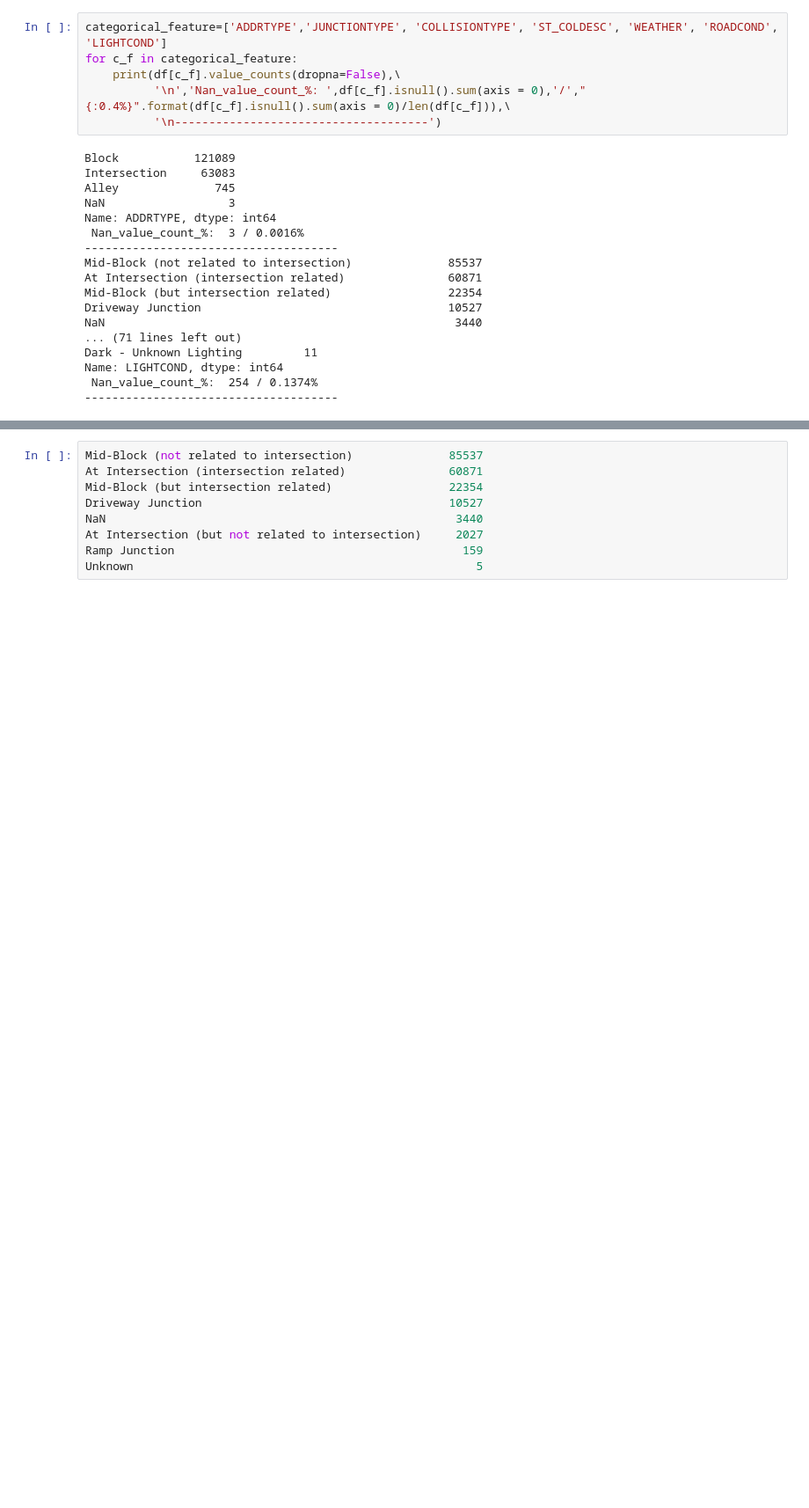
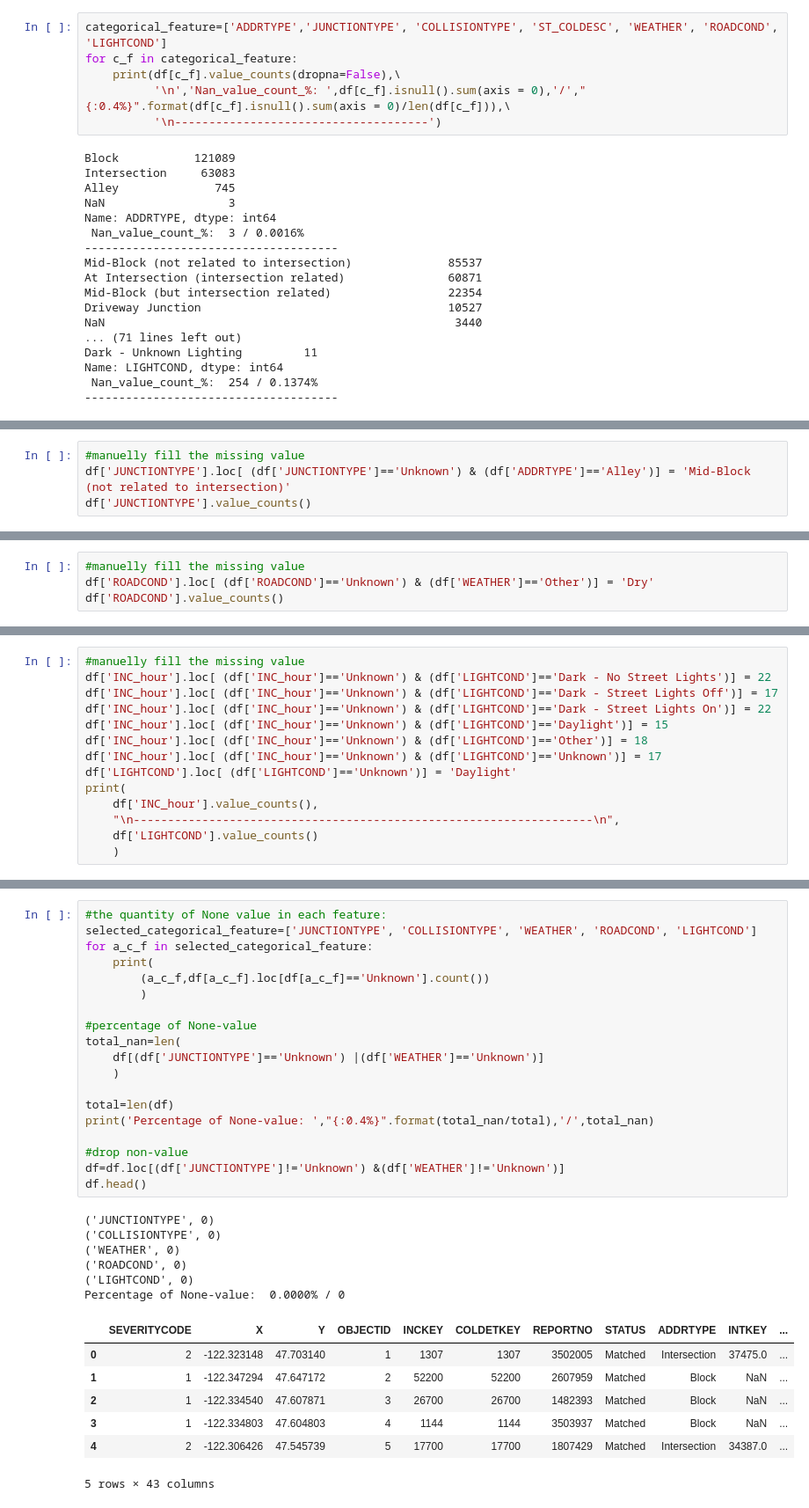
Before and after one commit to maxianren/Coursera_Capstone, a Jupyter notebook: capstone_project.ipynb, the cells around one changed output, grey strips where cells are left out. Shown: that part at 88% size. Drawn from its saved outputs; the diff is of its cells as text; blank space fills up the shorter version.

Commit message:
data cleaning cross-check feature to fill blank

```diff
--- a/capstone_project.ipynb
+++ b/capstone_project.ipynb
@@ -259,0 +322,4 @@ NaN          Mid-Block (not related to intersection)                1
+# %%
+#manuelly fill the missing value
+df['JUNCTIONTYPE'].loc[ (df['JUNCTIONTYPE']=='Unknown') & (df['ADDRTYPE']=='Alley')] = 'Mid-Block (not related to intersection)'
+df['JUNCTIONTYPE'].value_counts()
@@ -259,0 +390,4 @@ NaN          Mid-Block (not related to intersection)                1
+# %%
+#manuelly fill the missing value
+df['ROADCOND'].loc[ (df['ROADCOND']=='Unknown') & (df['WEATHER']=='Other')] = 'Dry'
+df['ROADCOND'].value_counts()
@@ -291,0 +492,14 @@ Vehicle turning right hits pedestrian              Pedestrian      1182
+# %%
+#manuelly fill the missing value
+df['INC_hour'].loc[ (df['INC_hour']=='Unknown') & (df['LIGHTCOND']=='Dark - No Street Lights')] = 22
+df['INC_hour'].loc[ (df['INC_hour']=='Unknown') & (df['LIGHTCOND']=='Dark - Street Lights Off')] = 17
+df['INC_hour'].loc[ (df['INC_hour']=='Unknown') & (df['LIGHTCOND']=='Dark - Street Lights On')] = 22
+df['INC_hour'].loc[ (df['INC_hour']=='Unknown') & (df['LIGHTCOND']=='Daylight')] = 15
+df['INC_hour'].loc[ (df['INC_hour']=='Unknown') & (df['LIGHTCOND']=='Other')] = 18
+df['INC_hour'].loc[ (df['INC_hour']=='Unknown') & (df['LIGHTCOND']=='Unknown')] = 17
+df['LIGHTCOND'].loc[ (df['LIGHTCOND']=='Unknown')] = 'Daylight'
+print(
+    df['INC_hour'].value_counts(),
+    "\n-------------------------------------------------------------------\n",
+    df['LIGHTCOND'].value_counts()
+    )
@@ -347,9 +527,33 @@ dummy_LIGHTCOND.head()
-# %%
-Mid-Block (not related to intersection)              85537
-At Intersection (intersection related)               60871
-Mid-Block (but intersection related)                 22354
-Driveway Junction                                    10527
-NaN                                                   3440
-At Intersection (but not related to intersection)     2027
-Ramp Junction                                          159
-Unknown                                                  5
+# %%
+#the quantity of None value in each feature:
+selected_categorical_feature=['JUNCTIONTYPE', 'COLLISIONTYPE', 'WEATHER', 'ROADCOND', 'LIGHTCOND']
+for a_c_f in selected_categorical_feature:
+    print(
+        (a_c_f,df[a_c_f].loc[df[a_c_f]=='Unknown'].count())
+        )
+
+#percentage of None-value
+total_nan=len(
+    df[(df['JUNCTIONTYPE']=='Unknown') |(df['WEATHER']=='Unknown')]
+    )
+
+total=len(df)
+print('Percentage of None-value: ',"{:0.4%}".format(total_nan/total),'/',total_nan)
+
+#drop non-value
+df=df.loc[(df['JUNCTIONTYPE']!='Unknown') &(df['WEATHER']!='Unknown')]
+df.head()
+# %% [output]
+('JUNCTIONTYPE', 0)
+('COLLISIONTYPE', 0)
+('WEATHER', 0)
+('ROADCOND', 0)
+('LIGHTCOND', 0)
+Percentage of None-value:  0.0000% / 0
+|  | SEVERITYCODE | X | Y | OBJECTID | INCKEY | COLDETKEY | REPORTNO | STATUS | ADDRTYPE | INTKEY | ... |
+| 0 | 2 | -122.323148 | 47.703140 | 1 | 1307 | 1307 | 3502005 | Matched | Intersection | 37475.0 | ... |
+| 1 | 1 | -122.347294 | 47.647172 | 2 | 52200 | 52200 | 2607959 | Matched | Block | NaN | ... |
+| 2 | 1 | -122.334540 | 47.607871 | 3 | 26700 | 26700 | 1482393 | Matched | Block | NaN | ... |
+| 3 | 1 | -122.334803 | 47.604803 | 4 | 1144 | 1144 | 3503937 | Matched | Block | NaN | ... |
+| 4 | 2 | -122.306426 | 47.545739 | 5 | 17700 | 17700 | 1807429 | Matched | Intersection | 34387.0 | ... |
+5 rows × 43 columns
```
Also changed, not shown: parts of 28 cells of this notebook.
